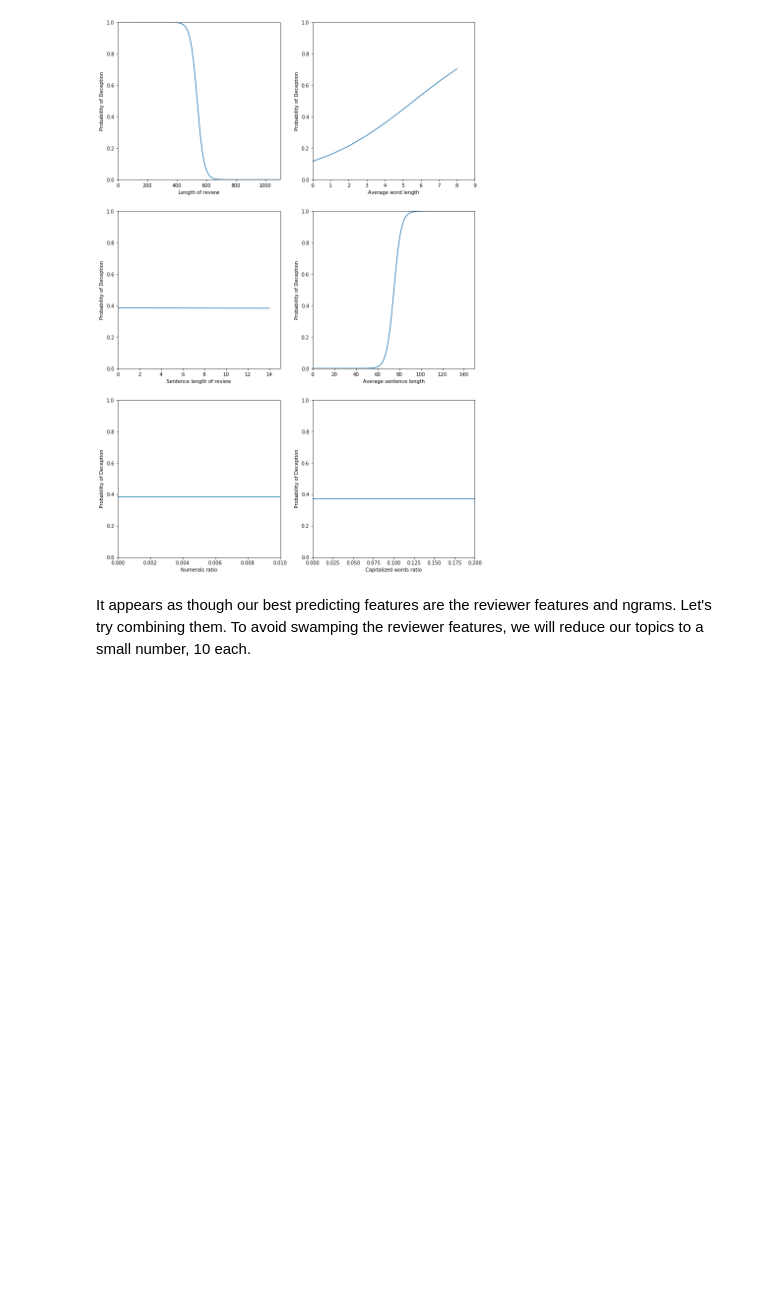
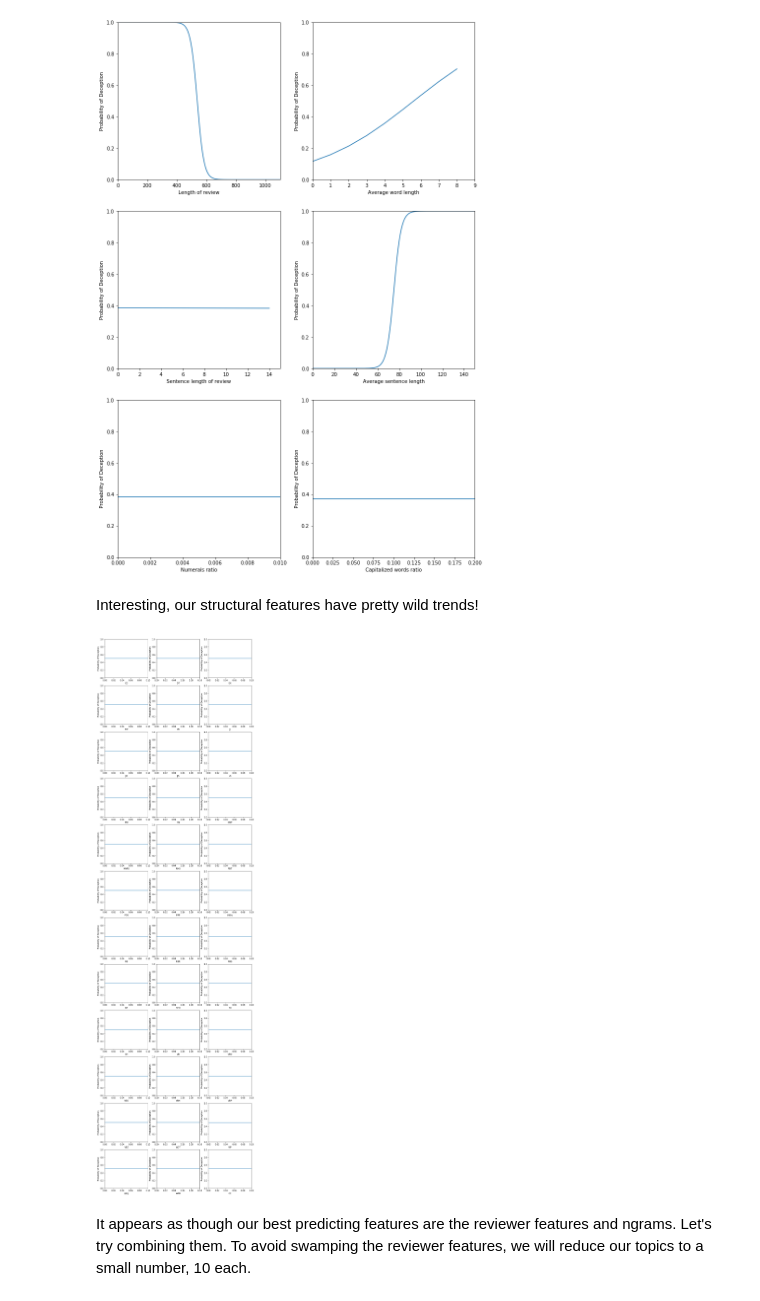
Before and after one commit to CPSSD/LUCAS, a Jupyter notebook: LUCAS/notebooks/yelp/2_nbayes_BetterFeatures.ipynb, the cells around one changed output. Saved outputs shown, nothing was run; the diff lists cells and outputs as text; code cells hidden in the pictures; blank space fills up the shorter version.

Commit message:
Added POS tags features graphs

```diff
--- a/LUCAS/notebooks/yelp/2_nbayes_BetterFeatures.ipynb
+++ b/LUCAS/notebooks/yelp/2_nbayes_BetterFeatures.ipynb
@@ -455,6 +455,26 @@ for i in range(6):
   plot_probs(structural_probs[i], structural_names[i])
 # %% [output]
 [figure]
+# %% [markdown]
+Interesting, our structural features have pretty wild trends!
+# %%
+naive_bayes = MultinomialNB()
+fit_data = naive_bayes.fit([x for x in features_pos], targets)
+
+pos_means = get_means(features_pos)
+pos_probs = [get_probs(naive_bayes, pos_means, i, 10, 100) for i in range(len(pos_means))]
+# %%
+plt.rcParams['figure.figsize'] = [13, 50]
+pos_names = ["CD", "DT", "EX", "FW", "IN", "JJ", "JJR",
+    "JJS", "LS", "MD", "NN", "NNP", "NNPS", "NNS",
+    "PDT", "POS", "PRP", "PRP$", "RB", "RBR", "RBS",
+    "RP", "SYM", "TO", "UH", "VB", "VBD", "VBG",
+    "VBN", "VBP", "VBZ", "WDT", "WP", "WP$", "WRB", "CC"]
+for i in range(36):
+  plt.subplot(12, 3, i+1)
+  plot_probs(pos_probs[i], pos_names[i])
+# %% [output]
+[figure, added]
 # %% [markdown]
 It appears as though our best predicting features are the reviewer features and ngrams. Let's try combining them. To avoid swamping the reviewer features, we will reduce our topics to a small number, 10 each.
 # %%
```
